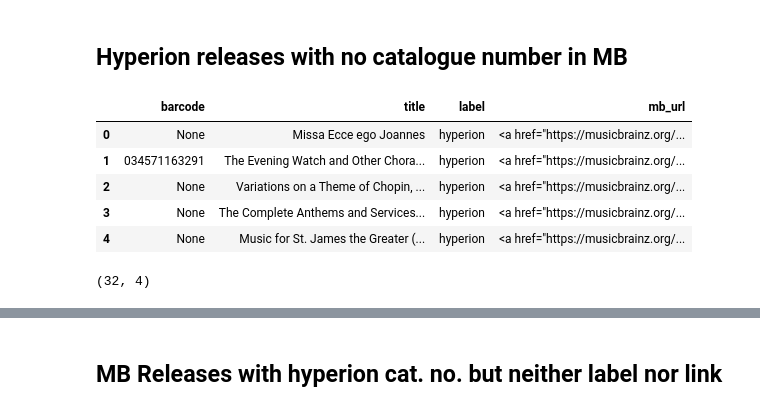
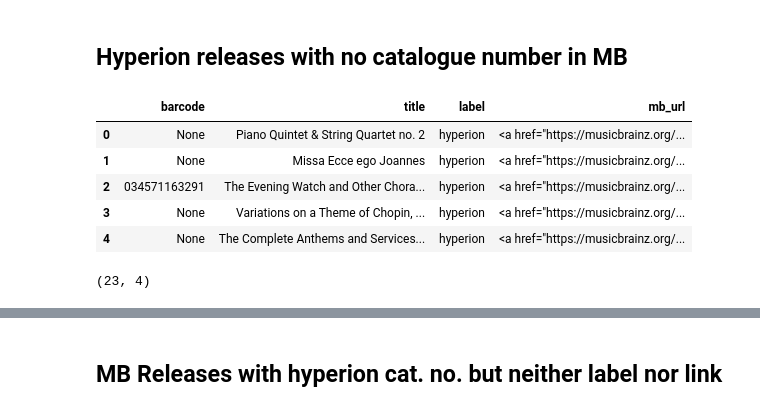
Before and after one commit to loujine/musicbrainz-dataviz, a Jupyter notebook: 18-hyperion.ipynb, the cells around one changed output, grey strips where cells are left out. Cells and saved outputs as stored; diff of their text form; code cells hidden in the pictures.

```diff
--- a/18-hyperion.ipynb
+++ b/18-hyperion.ipynb
@@ -177,26 +188,26 @@ with open('docs/hyperion_releases.html', 'a') as f:
 # %%
 mb_releases_wo_catno = sql("""
 SELECT release.barcode,
        release.name AS title,
        label.name AS label,
        release.gid AS mb_url
   FROM release_label AS rl
   JOIN release       ON rl.release = release.id
   JOIN label         ON rl.label = label.id
- WHERE label.id IN (388, 22708, 16197, 2900, 53283, 59800, 95583)
+ WHERE label.id IN (388, 22708, 16197)
    AND rl.catalog_number IS NULL
 ORDER BY rl.catalog_number;
 """)
 mb_releases_wo_catno['mb_url'] = mb_releases_wo_catno.mb_url.apply(mb_release_link)
 mb_releases_wo_catno.head()
 # %% [output]
 |  | barcode | title | label | mb_url |
-| 0 | None | Missa Ecce ego Joannes | hyperion | <a href="https://musicbrainz.org/... |
-| 1 | 034571163291 | The Evening Watch and Other Chora... | hyperion | <a href="https://musicbrainz.org/... |
-| 2 | None | Variations on a Theme of Chopin, ... | hyperion | <a href="https://musicbrainz.org/... |
-| 3 | None | The Complete Anthems and Services... | hyperion | <a href="https://musicbrainz.org/... |
-| 4 | None | Music for St. James the Greater (... | hyperion | <a href="https://musicbrainz.org/... |
+| 0 | None | Piano Quintet & String Quartet no. 2 | hyperion | <a href="https://musicbrainz.org/... |
+| 1 | None | Missa Ecce ego Joannes | hyperion | <a href="https://musicbrainz.org/... |
+| 2 | 034571163291 | The Evening Watch and Other Chora... | hyperion | <a href="https://musicbrainz.org/... |
+| 3 | None | Variations on a Theme of Chopin, ... | hyperion | <a href="https://musicbrainz.org/... |
+| 4 | None | The Complete Anthems and Services... | hyperion | <a href="https://musicbrainz.org/... |
 # %%
 mb_releases_wo_catno.shape
 # %% [output]
-(32, 4)
+(23, 4)
```
Also changed, not shown: parts of 23 cells of this notebook, 2 other files.
